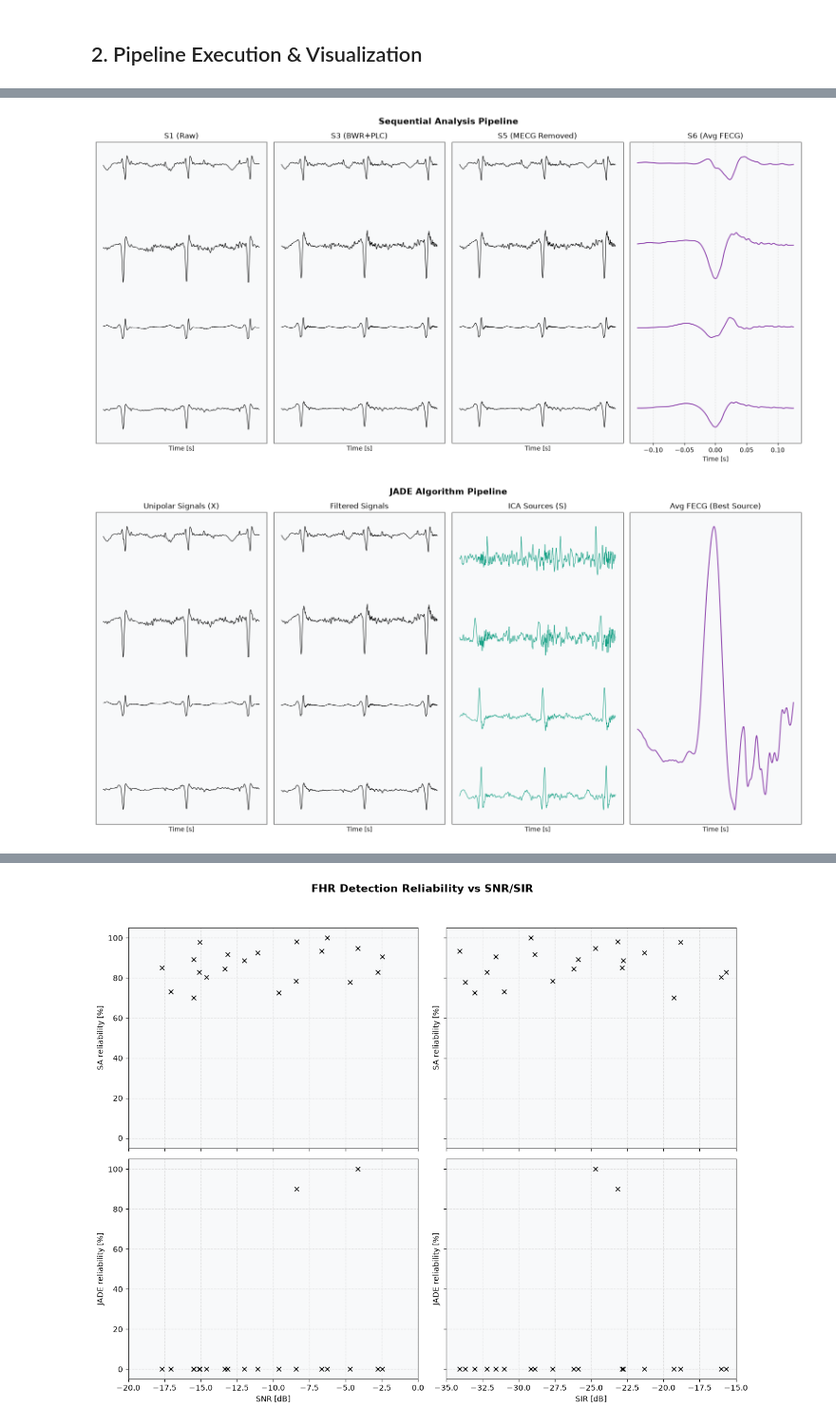
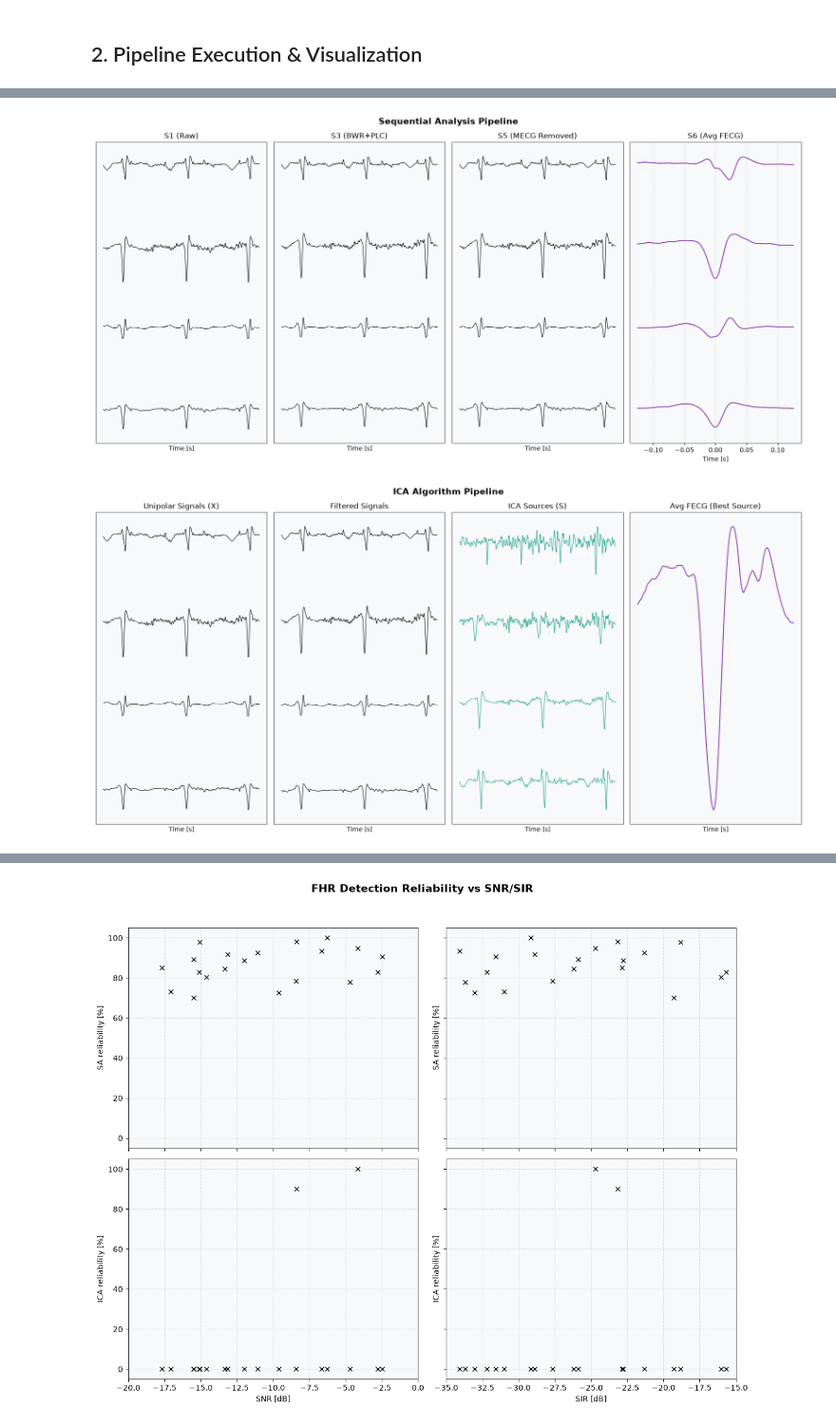
Before and after one commit to fedeceru/BSP_project, a Jupyter notebook: notebooks/main_analysis.ipynb, the cells around one changed output, grey strips where cells are left out. Shown at 95% size. Saved outputs shown, nothing was run; the diff lists cells and outputs as text; code cells hidden in the pictures.

```diff
--- a/notebooks/main_analysis.ipynb
+++ b/notebooks/main_analysis.ipynb
@@ -29,15 +28,25 @@ hea_files = glob.glob(os.path.join(data_dir, '*.hea'))
 record_names = [os.path.splitext(os.path.basename(f))[0] for f in hea_files]
 record_names.sort()
 
+# samples (~100 ms at 1000 Hz). 100 samples is the maximum gap size that will be interpolated.
+# Gaps larger than this will remain NaN.
+INTERP_LIMIT = 100
+
 all_records_data = {}
-for record_name in record_names[:1]:
+for record_name in record_names:
     data_path = os.path.join(data_dir, record_name)
     record = wfdb.rdrecord(data_path)
     fs_original = record.fs
 
     df = pd.DataFrame(record.p_signal)
-    if df.isnull().values.any():
-        df = df.interpolate(method='linear', limit_direction='both')
+    n_nans = df.isnull().values.sum()
+    if n_nans > 0:
+        nan_channels = list(df.columns[df.isnull().any()])
+        print(f"{record_name}: {n_nans} NaN samples found in channel(s) {nan_channels}, interpolating.")
+        df = df.interpolate(method='linear', limit=INTERP_LIMIT, limit_direction='both')
+        if df.isnull().values.any():
+            print(f"WARNING: {record_name} still has {df.isnull().values.sum()} unfilled NaN samples "
+                  f"(gap larger than limit={INTERP_LIMIT}).")
         clean_signal = df.values
     else:
         clean_signal = record.p_signal
@@ -50,30 +67,26 @@ fs_orig = all_records_data[target_record]['fs']
 # %% [markdown]
 ## 2. Pipeline Execution & Visualization
 # %%
-# 1. Preprocessing (BWR + PLC)
+# 1. BWR + PLC (S3)
 bwr = BaselineWanderRemover(fs=fs_orig)
-plc = PowerLineCanceller(fs=fs_orig)
+plc = AdaptivePLICanceller(fs=fs_orig)
 
 s3_signal = np.zeros_like(raw_signal)
 for ch in range(raw_signal.shape[1]):
-    # Applichiamo passa-alto (BWR) e poi cancella-interferenza 50Hz (PLC)
     s3_signal[:, ch] = plc.apply(bwr.apply(raw_signal[:, ch]))
 
-# 2. Upsampling a 2000Hz (S4)
+# 2. Upsampling to 2000Hz (S4)
 fs_target = 2000.0
 resampler = SignalResampler(original_fs=fs_orig, target_fs=fs_target)
-# resampler.upsample processa già lungo l'asse -1, possiamo passare l'array intero trasposto
 s4_signal = resampler.upsample(s3_signal.T).T
 
-# 3. Rilevamento QRS Materno (Fig. 4)
+# 3. QRS Detection and Maternal ECG Cancellation (S5)
 mecg_canc = MECGCanceller(fs=fs_target)
 
-# Trasponiamo per (n_channels, n_samples)
 maternal_enhanced = mecg_canc.extract_principal_component(s4_signal.T)
 maternal_peaks = mecg_canc.detect_qrs_matched_filter(maternal_enhanced)
 
-# Plot: Primi 3 secondi
-plot_samples = int(fs_target * 3.0)
+plot_samples = int(fs_target * 3.0) # 3 seconds
 t_plot = np.arange(plot_samples) / fs_target
 
 plot_qrs_detection(t_plot, s4_signal[:plot_samples, :], maternal_enhanced[:plot_samples],
@@ -83,29 +101,26 @@ plot_qrs_detection(t_plot, s4_signal[:plot_samples, :], maternal_enhanced[:plot_
 # %%
-# 4. Cancellazione MECG (S5)
+# 4. Maternal ECG Cancellation (S5)
 s5_signal = np.zeros_like(s4_signal)
 for ch in range(s4_signal.shape[1]):
     s5_signal[:, ch] = mecg_canc.subtract_mecg_least_squares(s4_signal[:, ch], maternal_peaks)
 
-# 5. Estrazione FECG (S6)
+# 5. Fetal QRS Detection and FECG Extraction (S6)
 fecg_ext = FECGExtractor(fs=fs_target)
 
-# Ricaviamo la componente PCA fetale sfruttando l'estrattore del MECGCanceller
+# Deriving the fetal enhanced signal using PCA and detecting fetal QRS complexes
 fetal_enhanced = mecg_canc.extract_principal_component(s5_signal.T)
-# Utilizziamo il metodo corretto: detect_fetal_qrs
 fetal_peaks = fecg_ext.detect_fetal_qrs(fetal_enhanced)
 
-# Calcolo del complesso fetale medio (S6)
+# 6. Synchronous averaging of fetal beats to obtain the average fetal beat morphology (S6)
 s6_avg_beat_list = []
 for ch in range(s5_signal.shape[1]):
-    # Il plotter si aspetta un range temporale di 250ms (-125 a +125), indichiamo la window
     avg_beat = fecg_ext.synchronous_averaging(s5_signal[:, ch], fetal_peaks, window_size_sec=0.25)
     if avg_beat is None:
         avg_beat = np.zeros(int(0.25 * fs_target))
     s6_avg_beat_list.append(avg_beat)
 
-s6_avg_beat = np.array(s6_avg_beat_list).T # Riportiamo a (Campioni, Canali)
+s6_avg_beat = np.array(s6_avg_beat_list).T # Shape: (n_samples, n_channels)
 
-# Plot Fig 7 (Finestra di 2 secondi)
 plot_samples_2s = int(fs_target * 2.0)
 t_2s = np.arange(plot_samples_2s) / fs_target
 
@@ -116,26 +131,25 @@ plot_pipeline_stages(t_2s, s1_resampled[:plot_samples_2s, :],
                      s5_signal[:plot_samples_2s, :],
                      s6_avg_beat)
 # %% [output]
-[figure, old version]
+[figure, new version]
 # %%
-# Esecuzione FastICA (alternativa in Python a JADE)
+# 7. ICA for FECG Extraction (S7) - In alternative to JADE, we can use FastICA to extract fetal ECG components
 ica = FastICA(n_components=s4_signal.shape[1], random_state=42, whiten='unit-variance')
 ica_sources = ica.fit_transform(s4_signal)
 
-# Trova la migliore componente fetale (Simuliamo l'indice 1 per il grafico)
 best_fecg_idx = 1
 best_fecg_source = ica_sources[:, best_fecg_idx]
 
 fetal_peaks_ica = fecg_ext.detect_fetal_qrs(best_fecg_source)
 best_fecg_avg = fecg_ext.synchronous_averaging(best_fecg_source, fetal_peaks_ica, window_size_sec=0.25)
 if best_fecg_avg is None:
     best_fecg_avg = np.zeros(int(0.25 * fs_target))
 
 # Plot Fig 8
-plot_jade_stages(t_2s, s1_resampled[:plot_samples_2s, :],
+plot_ica_stages(t_2s, s1_resampled[:plot_samples_2s, :],
                  s4_signal[:plot_samples_2s, :],
                  ica_sources[:plot_samples_2s, :],
                  best_fecg_avg)
 # %% [output]
-[figure, old version]
+[figure, new version]
 # %%
```
Also changed, not shown: parts of 6 cells of this notebook, 4 other files.
